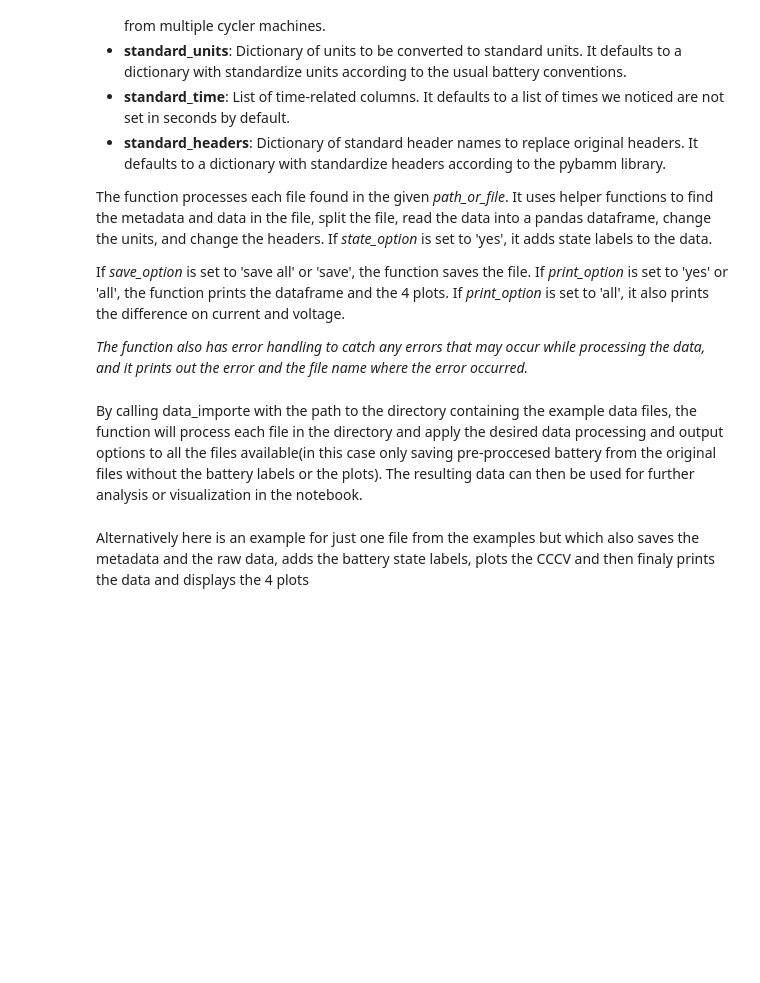
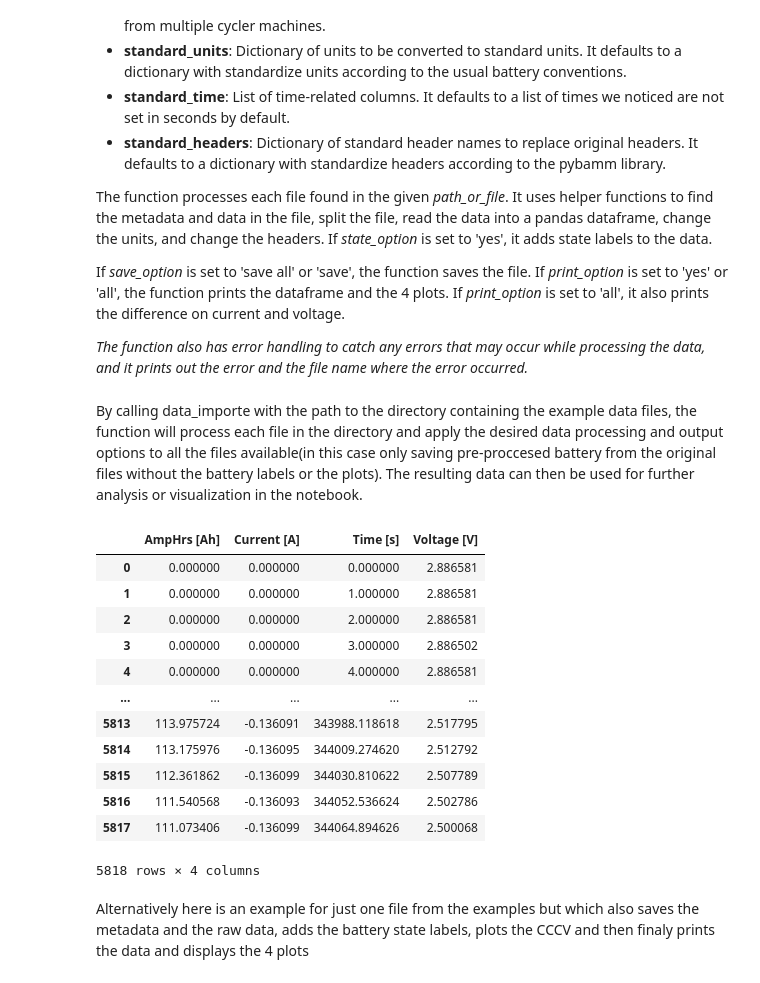
Before and after one commit to paramm-team/pbdp, a Jupyter notebook: examples/notebooks/MSM_Faraday_Battery_Data_Importer.ipynb, the cells around one changed output. Drawn from its saved outputs; the diff is of its cells as text; code cells hidden in the pictures; blank space fills up the shorter version.

```diff
--- a/examples/notebooks/MSM_Faraday_Battery_Data_Importer.ipynb
+++ b/examples/notebooks/MSM_Faraday_Battery_Data_Importer.ipynb
@@ -785,3 +106,20 @@ data_importer(path_or_file = './cyclers_examples')
+# %%
+#examples/notebooks/cyclers_examples/
+parser.data_importer(path_or_file = Path('./cyclers_examples/'))
+# %% [output]
+|  | AmpHrs [Ah] | Current [A] | Time [s] | Voltage [V] |
+| 0 | 0.000000 | 0.000000 | 0.000000 | 2.886581 |
+| 1 | 0.000000 | 0.000000 | 1.000000 | 2.886581 |
+| 2 | 0.000000 | 0.000000 | 2.000000 | 2.886581 |
+| 3 | 0.000000 | 0.000000 | 3.000000 | 2.886502 |
+| 4 | 0.000000 | 0.000000 | 4.000000 | 2.886581 |
+| ... | ... | ... | ... | ... |
+| 5813 | 113.975724 | -0.136091 | 343988.118618 | 2.517795 |
+| 5814 | 113.175976 | -0.136095 | 344009.274620 | 2.512792 |
+| 5815 | 112.361862 | -0.136099 | 344030.810622 | 2.507789 |
+| 5816 | 111.540568 | -0.136093 | 344052.536624 | 2.502786 |
+| 5817 | 111.073406 | -0.136099 | 344064.894626 | 2.500068 |
+5818 rows × 4 columns
 # %% [markdown]
 Alternatively here is an example for just one file from the examples but which also saves the metadata and the raw data, adds the battery state labels, plots the CCCV and then finaly prints the data and displays the 4 plots
 # %%
```
Also changed, not shown: parts of 8 cells of this notebook, 5 other files.
